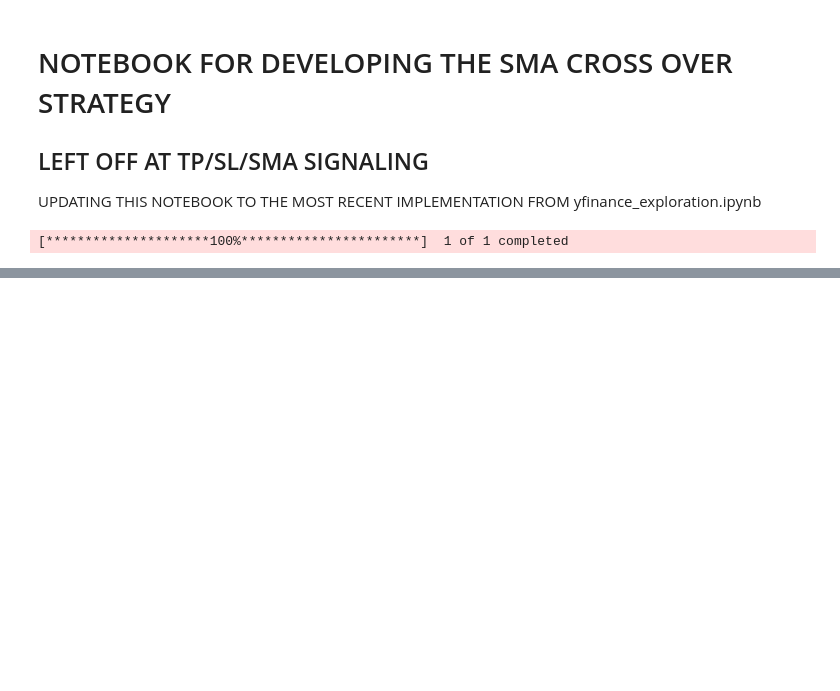
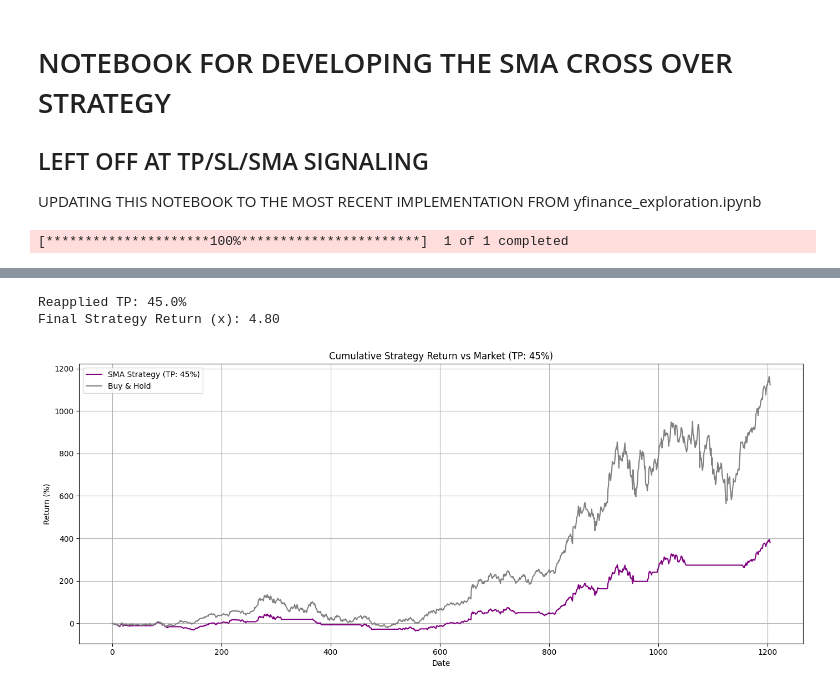
Before and after one commit to pokeysnake/Backtesting_yfinance, a Jupyter notebook: notebooks/experiments/SMA_Strategy_dev.ipynb, the cells around one changed output, grey strips where cells are left out. Saved outputs shown, nothing was run; the diff lists cells and outputs as text; code cells hidden in the pictures; blank space fills up the shorter version.

```diff
--- a/notebooks/experiments/SMA_Strategy_dev.ipynb
+++ b/notebooks/experiments/SMA_Strategy_dev.ipynb
@@ -135,0 +282,19 @@ plt.show()
+# %%
+print(f"Reapplied TP: {best_tp * 100}%")
+print(f"Final Strategy Return (x): {df_sma_v1['Cumulative Strategy Return'].iloc[-1]:.2f}")
+# %% [output]
+Reapplied TP: 45.0%
+Final Strategy Return (x): 4.80
+# %%
+plt.figure(figsize=(14, 6))
+plt.plot((df_best['Cumulative Strategy Return'] - 1) * 100, label=f"SMA Strategy (TP: {int(best_tp*100)}%)", color='purple')
+plt.plot((df_best['Close'].pct_change().fillna(0) + 1).cumprod().sub(1) * 100, label='Buy & Hold', color='gray')
+plt.title(f"Cumulative Strategy Return vs Market (TP: {int(best_tp*100)}%)")
+plt.xlabel("Date")
+plt.ylabel("Return (%)")
+plt.legend()
+plt.grid(True)
+plt.tight_layout()
+plt.show()
+# %% [output]
+[figure, added]
```
Also changed, not shown: parts of 12 cells of this notebook, 3 other files.
